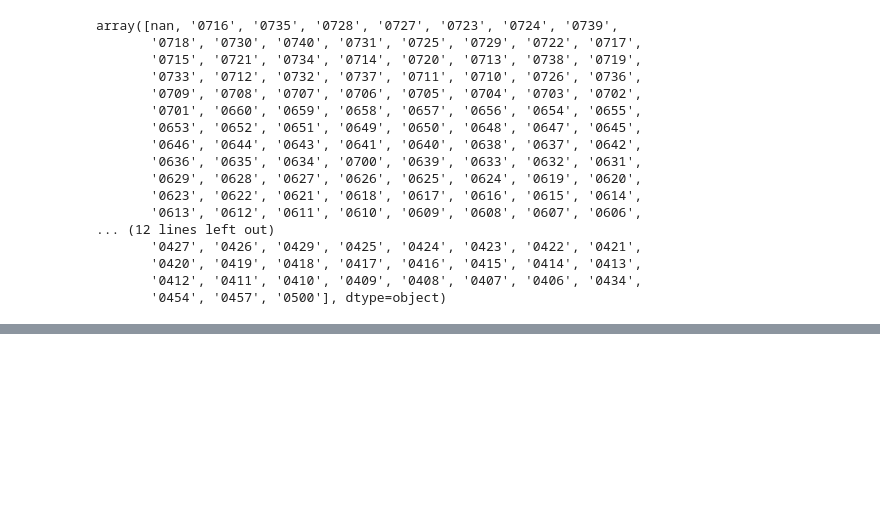
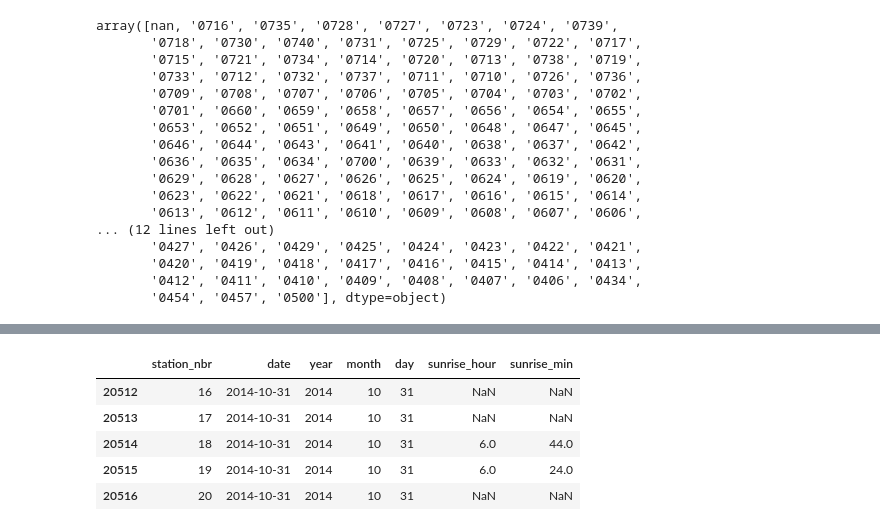
Before and after one commit to j-haaaaan/dss7_regproj1-walmart, a Jupyter notebook: EDA(Preprocessing).ipynb, the cells around one changed output, grey strips where cells are left out. Drawn from its saved outputs; the diff is of its cells as text; code cells hidden in the pictures; blank space fills up the shorter version.

```diff
--- a/EDA(Preprocessing).ipynb
+++ b/EDA(Preprocessing).ipynb
@@ -538,2 +536,4 @@ print(MakeHour(s1), MakeMinute(s1))
+# %%
+df_wal_weather['sunrise'] = df_wal_weather['sunrise'].fillna('9999')
 # %%
 df_wal_weather['sunrise_hour'] = df_wal_weather['sunrise'].apply(MakeHour)
@@ -543,0 +577,10 @@ AttributeError: 'NoneType' object has no attribute 'group'
+# %%
+df_sunrise = pd.DataFrame(df_wal_weather.iloc[:, [1,2,3,4,5,26,27]])
+df_sunrise.tail()
+# %% [output]
+|  | station_nbr | date | year | month | day | sunrise_hour | sunrise_min |
+| 20512 | 16 | 2014-10-31 | 2014 | 10 | 31 | NaN | NaN |
+| 20513 | 17 | 2014-10-31 | 2014 | 10 | 31 | NaN | NaN |
+| 20514 | 18 | 2014-10-31 | 2014 | 10 | 31 | 6.0 | 44.0 |
+| 20515 | 19 | 2014-10-31 | 2014 | 10 | 31 | 6.0 | 24.0 |
+| 20516 | 20 | 2014-10-31 | 2014 | 10 | 31 | NaN | NaN |
```
Also changed, not shown: parts of 11 cells of this notebook.
